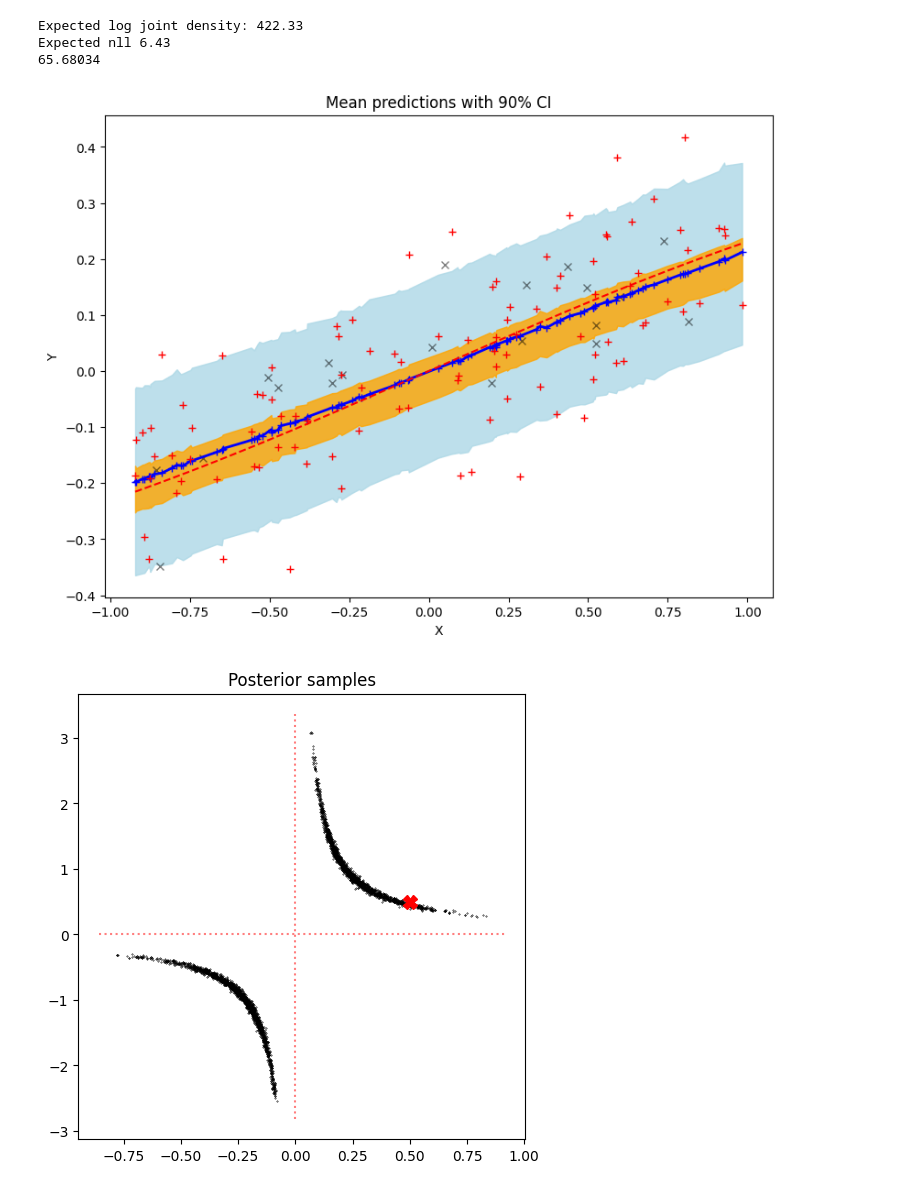
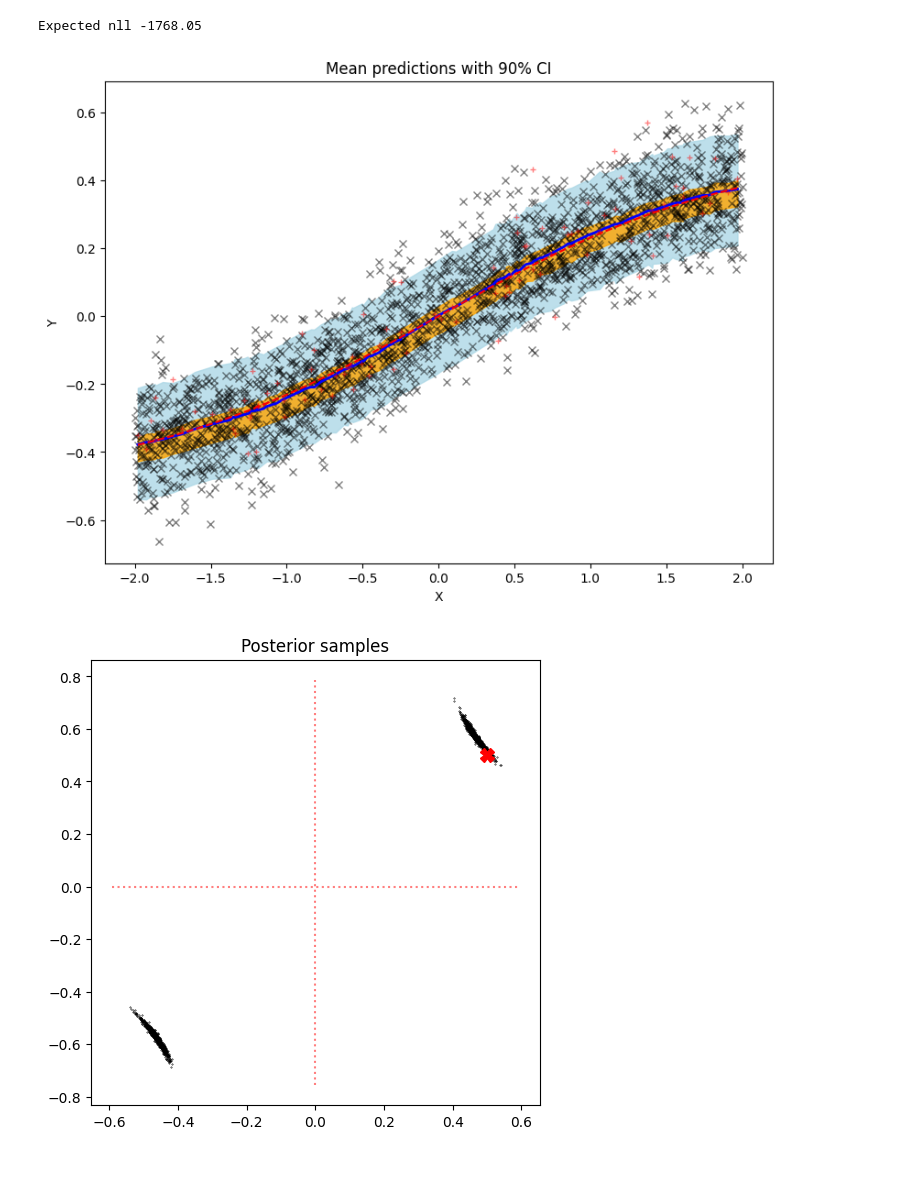
Before and after one commit to edmundlth/phase-transition-in-singular-model-paper, a Jupyter notebook: curated_experiments/measuring-rlct-of-one-hidden-layer-tanh-model.ipynb, the cells around one changed output. Cells and saved outputs as stored; diff of their text form; code cells hidden in the pictures.

```diff
--- a/curated_experiments/measuring-rlct-of-one-hidden-layer-tanh-model.ipynb
+++ b/curated_experiments/measuring-rlct-of-one-hidden-layer-tanh-model.ipynb
@@ -142,11 +221,11 @@ class OneLayerTanhModel(object):
 # %%
 true_param_dict = {
     "W1": jnp.array([[0.5]]),
-    "W2": jnp.array([[0.5]])
+    "W2": jnp.array([[0.5]]).T
 }
 input_dim, num_hidden_nodes = true_param_dict["W1"].shape
 output_dim = true_param_dict["W2"].shape[1]
-num_training_samples = 20
+num_training_samples = 2023
 one_layer_tanh = OneLayerTanhModel(
     true_param_dict,
     num_training_samples=num_training_samples,
@@ -154,10 +233,13 @@ one_layer_tanh = OneLayerTanhModel(
     output_dim=output_dim,
     num_hidden_nodes=num_hidden_nodes,
     sigma=0.1,
-    itemp=1.0
+    itemp=1.0,
+    prior_name="normal",
+    activation_func_name="tanh",
+    prior_sigma=1.0
 )
 
-plt.plot(one_layer_tanh.X, one_layer_tanh.Y, "rx");
-a = np.linspace(-1, 1, num=50)[:, np.newaxis]
+plt.plot(one_layer_tanh.X, one_layer_tanh.Y, "kx", markersize=5, alpha=0.8);
+a = np.linspace(XMIN, XMAX, num=50)[:, np.newaxis]
 plt.plot(a, one_layer_tanh.regression_func(a, true_param_dict));
 # %% [output]
@@ -165,10 +247,11 @@ plt.plot(a, one_layer_tanh.regression_func(a, true_param_dict));
 # %%
 posterior_samples = one_layer_tanh.run_inference(
-    num_warmup=300,
-    num_posterior_samples=1000,
+    num_warmup=500,
+    num_posterior_samples=2000,
     num_chains=4,
+    thinning=4,
     progress_bar=True,
-    itemp=1.0
+    itemp=1.0 #1 / np.log(one_layer_tanh.num_training_samples)
 )
 
 X_test, Y_test = one_layer_tanh.generate_data(100)
@@ -192,47 +275,41 @@ ax.fill_between(X_test[:, 0], percentiles[0, :], percentiles[1, :], color="light
 ax.fill_between(X_test[:, 0], percentiles2[0, :], percentiles2[1, :], color="orange", alpha=0.8)
 
 # plot mean prediction
-ax.plot(X_test[:, 0], mean_prediction, color="blue", ls="solid", lw=2.0, marker="+")
-ax.plot(X_test[:, 0], Y_test[:, 0], "r+")
+ax.plot(X_test[:, 0], mean_prediction, color="blue", ls="solid", lw=2.0)
+ax.plot(X_test[:, 0], Y_test[:, 0], "r+", markersize=5, alpha=0.5)
 ax.plot(X_test[:, 0], one_layer_tanh.regression_func(X_test, true_param_dict), "r--")
 ax.set(xlabel="X", ylabel="Y", title="Mean predictions with 90% CI");
 
 
 # a = np.linspace(-1, 1, num=50)[:, np.newaxis]
 # ax.plot(a, one_layer_tanh.regression_func(a, true_param_dict), color="r")
 # preds[0][0]
 
 fig, ax = plt.subplots(figsize=(5, 5), constrained_layout=True)
 
 i1, i2 = 0, 0
 j1, j2 = 0, 0
 ax.plot(posterior_samples["W1"][:, i1, i2], posterior_samples["W2"][:, j1, j2], "kx", markersize=1, alpha=0.5)
 ax.plot([true_param_dict["W1"][i1, i2]], [true_param_dict["W2"][j1, j2]], "rX", markersize=10)
 
 xmin, xmax = ax.get_xlim()
 ymin, ymax = ax.get_ylim()
 ax.hlines([0], xmin=xmin, xmax=xmax, linestyles="dotted", alpha=0.5, color='r')
 ax.vlines([0], ymin=ymin, ymax=ymax, linestyles="dotted", alpha=0.5, color='r')
 ax.set_title("Posterior samples");
 
-pe = one_layer_tanh.mcmc.get_extra_fields()["potential_energy"]
-nmpe = np.mean(-pe)
-print(f'Expected log joint density: {nmpe:.2f}')
-
 nlls = []
-for i in range(one_layer_tanh.mcmc.num_samples * one_layer_tanh.mcmc.num_chains):
+num_mcmc_samples = len(posterior_samples[list(posterior_samples.keys())[0]])
+for i in range(num_mcmc_samples):
     param_dict = {name: param[i] for name, param in posterior_samples.items()}
     nlls.append(one_layer_tanh.expected_nll(param_dict))
 
 enll = np.mean(nlls)
 print(f"Expected nll {enll:.2f}")
-print(nmpe / enll)
 # %% [output]
-Expected log joint density: 422.33
-Expected nll 6.43
-65.68034
+Expected nll -1768.05
-[figure, old version]
+[figure, new version]
-[figure, old version]
+[figure, new version]
 # %%
 num_itemps = 10
 n = one_layer_tanh.num_training_samples
```
Also changed, not shown: parts of 10 cells of this notebook, 3 other files.
